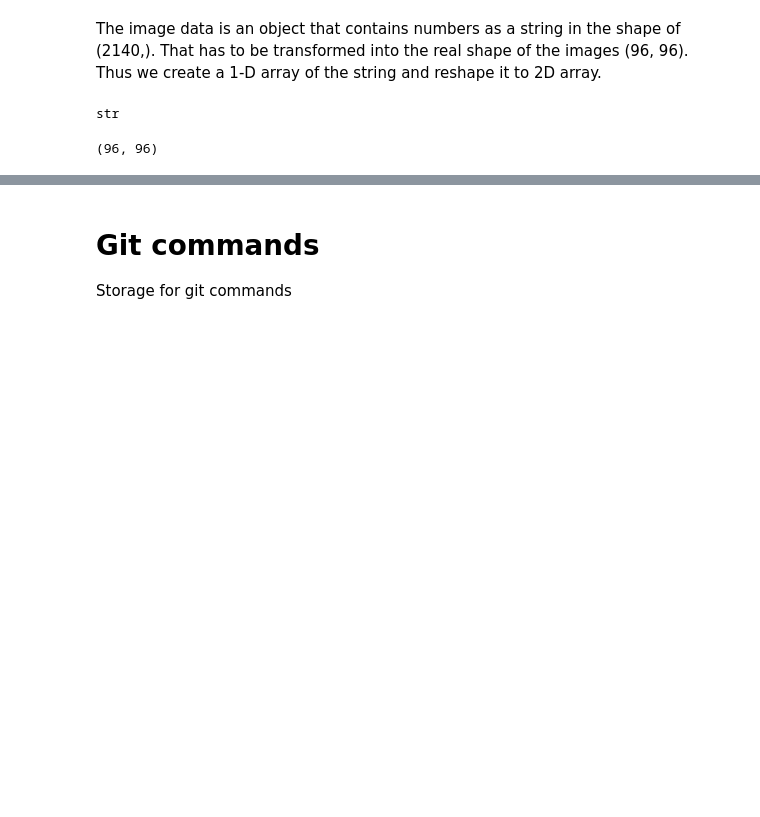
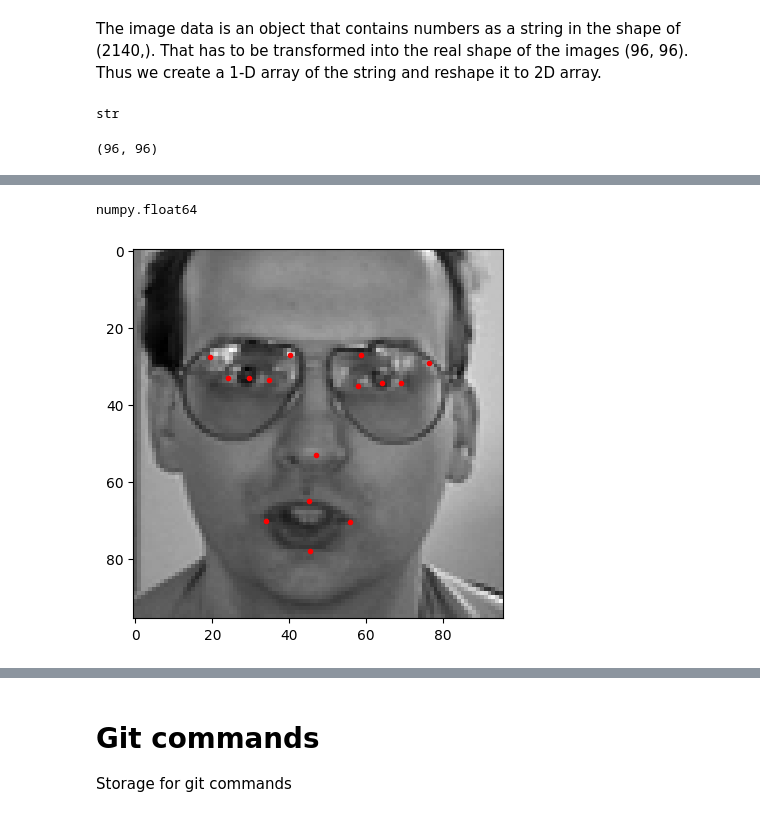
Before and after one commit to KaisuH/Emotion-AI, a Jupyter notebook: Emotion_AI.ipynb, the cells around one changed output, grey strips where cells are left out. Saved outputs shown, nothing was run; the diff lists cells and outputs as text; code cells hidden in the pictures; blank space fills up the shorter version.

Commit message:
Added plots

```diff
--- a/Emotion_AI.ipynb
+++ b/Emotion_AI.ipynb
@@ -126,0 +140,15 @@ key_points_df['Image'][0].shape
+# %%
+# A sample of the image data
+i=6
+col_num=len(key_points_df.columns)
+type(key_points_df['left_eye_center_y'][0])
+# %% [output]
+numpy.float64
+# %%
+plt.imshow(key_points_df['Image'][i],cmap='grey')
+#generate a sequence of numbers starting from 1, going up to (but not including) 31, increasing by two at each step
+for j in range(1,col_num,2):
+  #Use .iloc for positional indexing
+  plt.plot(key_points_df.iloc[i,j-1],key_points_df.iloc[i,j],marker='.', color='r')
+# %% [output]
+[figure, added]
```
Also changed, not shown: parts of 6 cells of this notebook.
